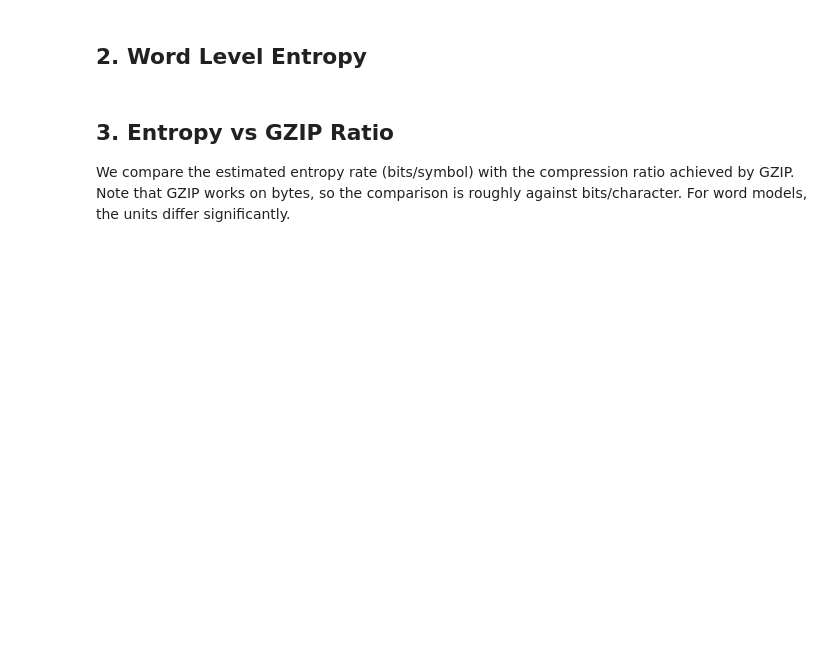
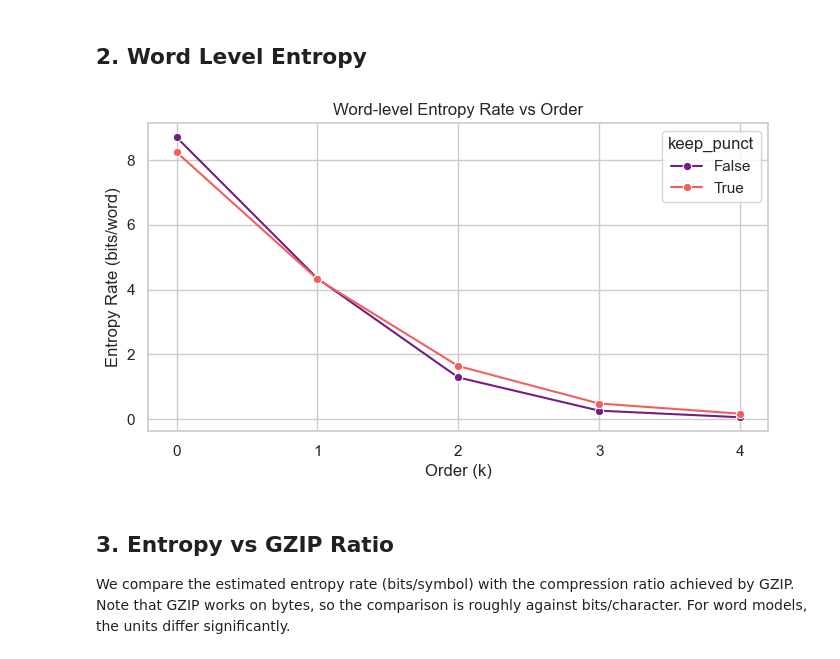
Before and after one commit to hikotei/2025_12-markov-english, a Jupyter notebook: presentation.ipynb, the cells around one changed output. Saved outputs shown, nothing was run; the diff lists cells and outputs as text; code cells hidden in the pictures; blank space fills up the shorter version.

```diff
--- a/presentation.ipynb
+++ b/presentation.ipynb
@@ -42,15 +51,17 @@ plt.show()
 # %%
 word_df = df[df['level'] == 'word']
 
-plt.figure(figsize=(10, 6))
+plt.figure(figsize=(8, 4))
 sns.lineplot(data=word_df, x='order', y='h_model', hue='keep_punct', marker='o', palette='magma')
 plt.title('Word-level Entropy Rate vs Order')
 plt.xlabel('Order (k)')
 plt.ylabel('Entropy Rate (bits/word)')
 plt.xticks(word_df['order'].unique())
 plt.grid(True)
 plt.savefig('plots/word_entropy_vs_order.png')
 plt.show()
+# %% [output]
+[figure, added]
 # %% [markdown]
 ## 3. Entropy vs GZIP Ratio
 
```
Also changed, not shown: parts of 5 cells of this notebook, 14 other files.
